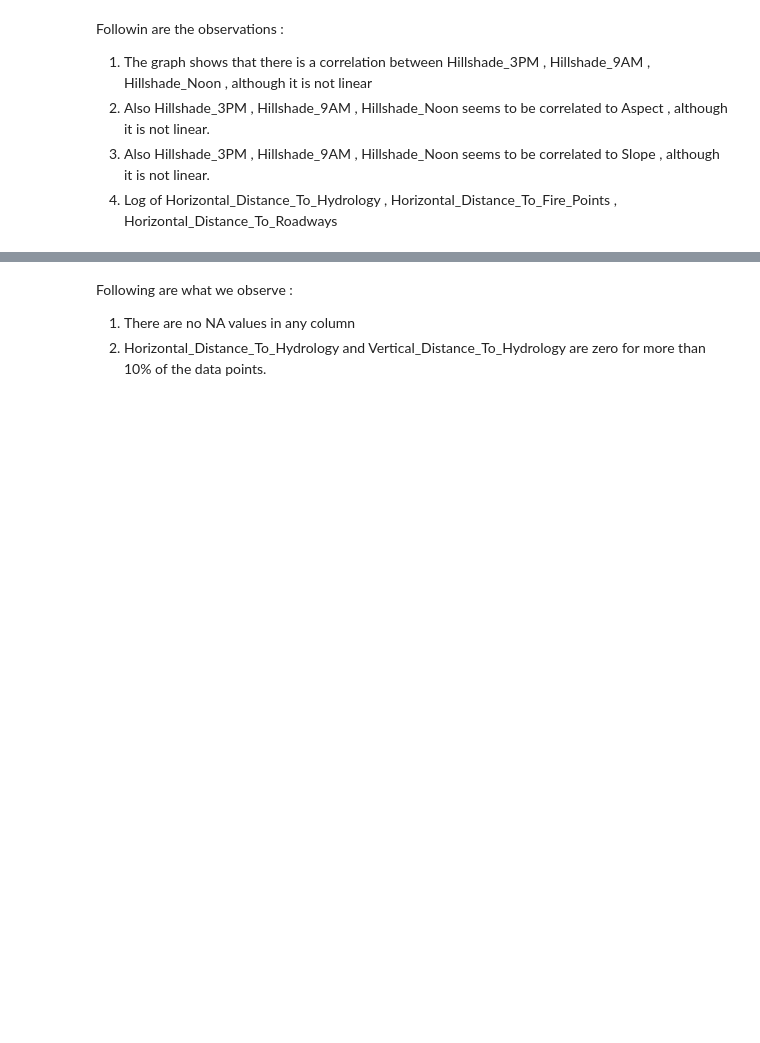
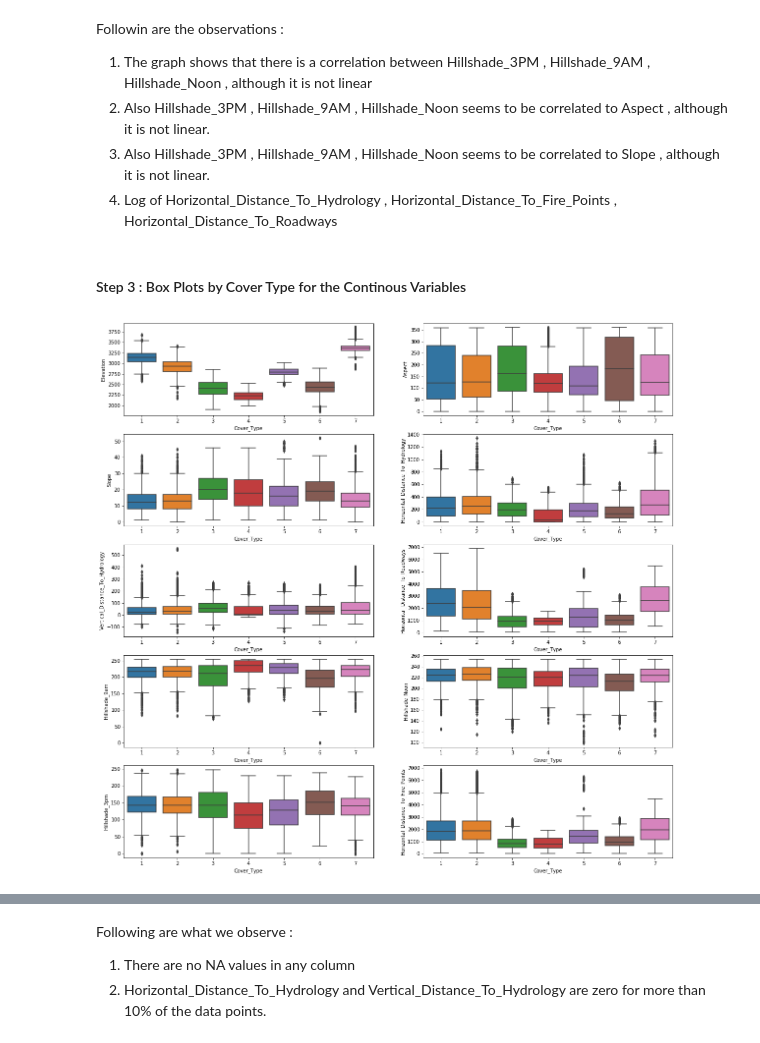
Before and after one commit to kasri-mids/MIDS-W207-FinalProject, a Jupyter notebook: Final Project SSDG_Nov_17.ipynb, the cells around one changed output, grey strips where cells are left out. Cells and saved outputs as stored; diff of their text form; code cells hidden in the pictures; blank space fills up the shorter version.

```diff
--- a/Final Project SSDG_Nov_17.ipynb
+++ b/Final Project SSDG_Nov_17.ipynb
@@ -105,3 +108,18 @@ Followin are the observations :
 2. Also Hillshade_3PM , Hillshade_9AM , Hillshade_Noon seems to be correlated to Aspect , although it is not linear.
 3. Also Hillshade_3PM , Hillshade_9AM , Hillshade_Noon seems to be correlated to Slope , although it is not linear.
 4. Log of Horizontal_Distance_To_Hydrology , Horizontal_Distance_To_Fire_Points , Horizontal_Distance_To_Roadways
+# %% [markdown]
+#### Step 3 : Box Plots by Cover Type for the Continous Variables
+# %%
+fig, axes = plt.subplots(5, 2)
+fig.set_size_inches(20, 20)
+column_list = ['Elevation', 'Aspect', 'Slope','Horizontal_Distance_To_Hydrology','Vertical_Distance_To_Hydrology', 'Horizontal_Distance_To_Roadways',
+       'Hillshade_9am', 'Hillshade_Noon', 'Hillshade_3pm','Horizontal_Distance_To_Fire_Points' ]
+i = 0
+for column_name in column_list:
+    row_index = i // 2
+    column_index = i % 2
+    sns.boxplot(x="Cover_Type", y=column_name, data=train_df , ax=axes[row_index][column_index])
+    i = i + 1
+# %% [output]
+[figure, added]
```
Also changed, not shown: parts of 67 cells of this notebook.
